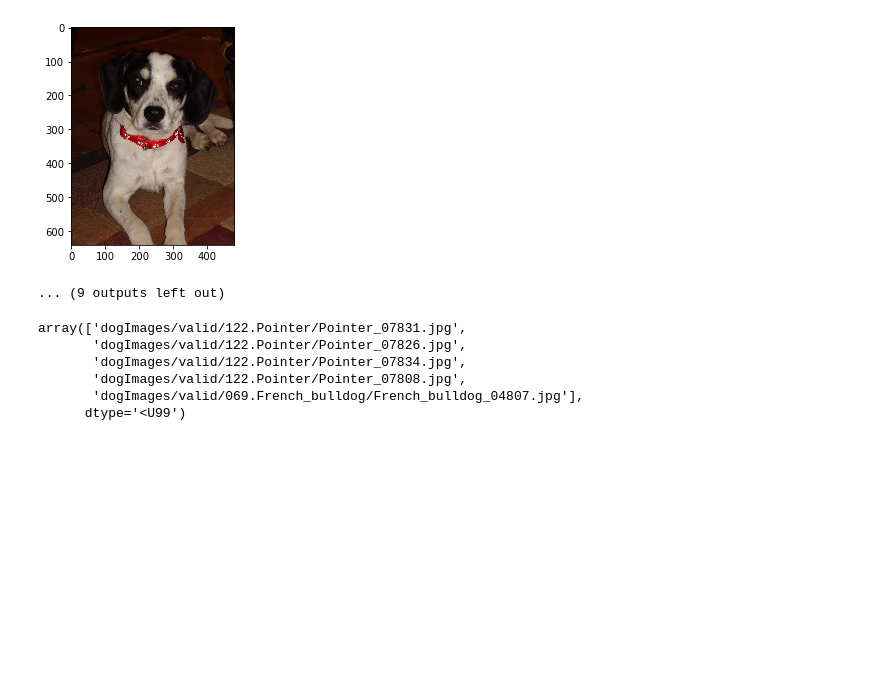
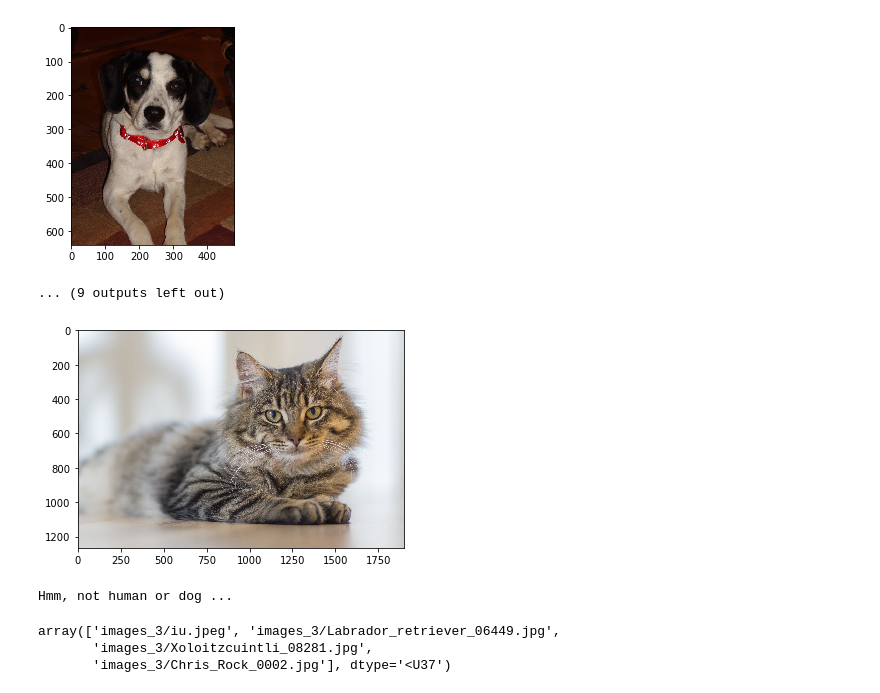
Before and after one commit to alwz1/dog-breed, a Jupyter notebook: dog_app.ipynb, the cells around one changed output. Drawn from its saved outputs; the diff is of its cells as text; code cells hidden in the pictures; blank space fills up the shorter version.

Commit message:
feat: Test run_app with more images

```diff
--- a/dog_app.ipynb
+++ b/dog_app.ipynb
@@ -673,7 +683,8 @@ optimizer_transfer =  optim.Adam(model_transfer.fc.parameters(), lr=0.001)
 Train and validate your model in the code cell below.  [Save the final model parameters](http://pytorch.org/docs/master/notes/serialization.html) at filepath `'model_transfer.pt'`.
 # %%
 # train the model
-model_transfer =  train(20, loaders_transfer, model_transfer, optimizer_transfer, criterion_transfer, use_cuda, 'model_transfer.pt')
+model_transfer = train(20, loaders_transfer, model_transfer,
+                       optimizer_transfer, criterion_transfer, use_cuda, 'model_transfer.pt')
 
 # load the model that got the best validation accuracy (uncomment the line below)
 model_transfer.load_state_dict(torch.load('model_transfer.pt'))
@@ -712,13 +723,15 @@ Test Accuracy: 84% (703/836)
 
 Write a function that takes an image path as input and returns the dog breed (`Affenpinscher`, `Afghan hound`, etc) that is predicted by your model.
 # %%
-### TODO: Write a function that takes a path to an image as input
-### and returns the dog breed that is predicted by the model.
+# TODO: Write a function that takes a path to an image as input
+# and returns the dog breed that is predicted by the model.
 from PIL import ImageFile
 ImageFile.LOAD_TRUNCATED_IMAGES = True
 
 # list of class names by index, i.e. a name can be accessed like class_names[0]
-class_names = [item[4:].replace("_", " ") for item in loaders_transfer['train'].dataset.classes]
+class_names = [item[4:].replace(
+    "_", " ") for item in loaders_transfer['train'].dataset.classes]
+
 
 def predict_breed_transfer(img_path):
     # load the image and return the predicted breed
@@ -732,7 +745,7 @@ def predict_breed_transfer(img_path):
     ])
 
     img = Image.open(img_path)
-    image_tensor = transform_image(img).view(1,3,224,224)
+    image_tensor = transform_image(img).view(1, 3, 224, 224)
 
     if use_cuda:
         image_tensor = image_tensor.cuda()
@@ -859,12 +873,8 @@ You look like a ...Chinese shar-pei
 hello dog!
 [figure]
 ... (9 outputs left out)
-# %%
-dog_files[:5]
-# %% [output]
-array(['dogImages/valid/122.Pointer/Pointer_07831.jpg',
-       'dogImages/valid/122.Pointer/Pointer_07826.jpg',
-       'dogImages/valid/122.Pointer/Pointer_07834.jpg',
-       'dogImages/valid/122.Pointer/Pointer_07808.jpg',
-       'dogImages/valid/069.French_bulldog/French_bulldog_04807.jpg'],
-      dtype='<U99')
+# %%
+run_app('images_3/iu.jpeg')
+# %% [output]
+[figure, added]
+Hmm, not human or dog ...
@@ -870,0 +883,6 @@ array(['dogImages/valid/122.Pointer/Pointer_07831.jpg',
+# %%
+test_files
+# %% [output]
+array(['images_3/iu.jpeg', 'images_3/Labrador_retriever_06449.jpg',
+       'images_3/Xoloitzcuintli_08281.jpg',
+       'images_3/Chris_Rock_0002.jpg'], dtype='<U37')
```
Also changed, not shown: parts of 12 cells of this notebook.
